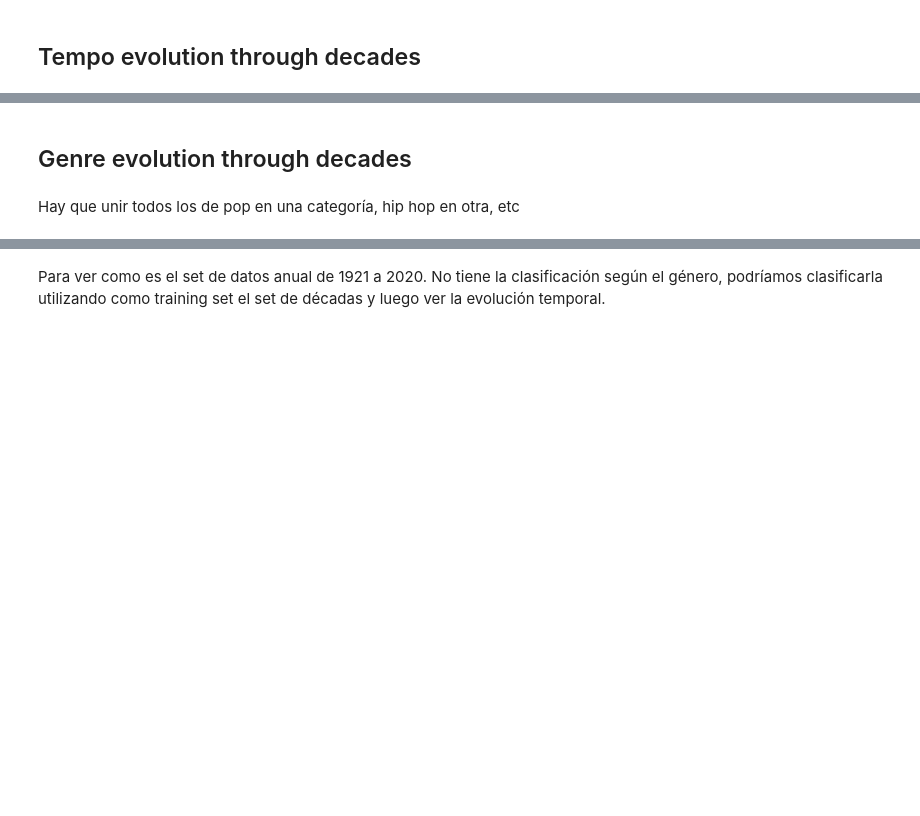
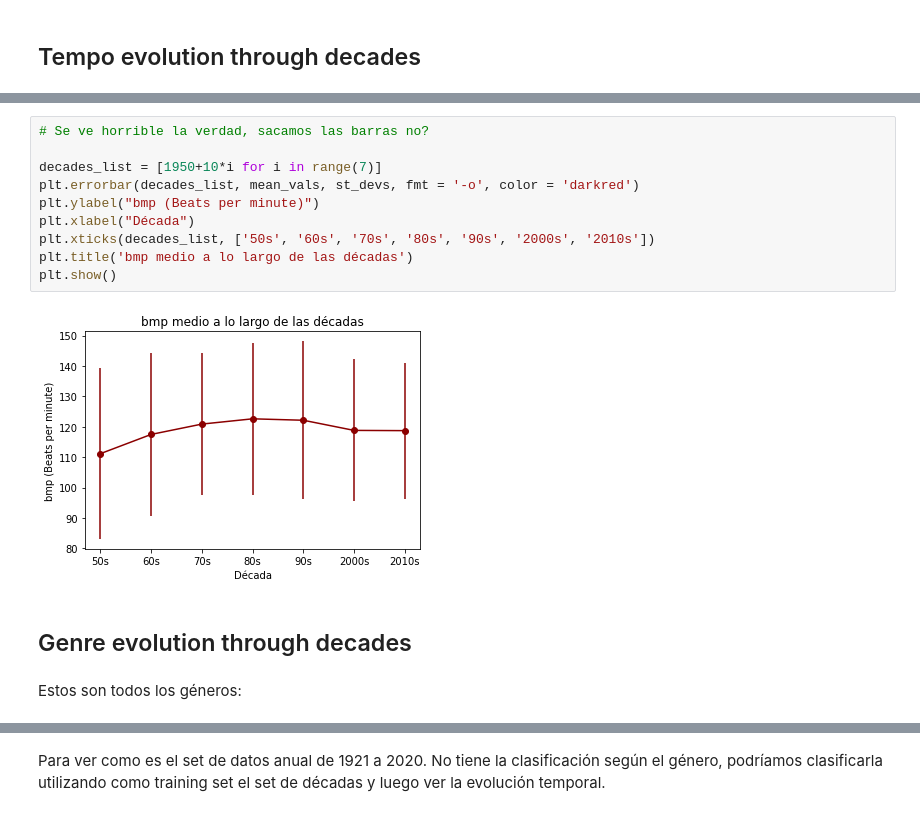
Before and after one commit to danielasenraoka/music_evolution, a Jupyter notebook: exploratory_anaysis.ipynb, the cells around one changed output, grey strips where cells are left out. Cells and saved outputs as stored; diff of their text form; blank space fills up the shorter version.

```diff
--- a/exploratory_anaysis.ipynb
+++ b/exploratory_anaysis.ipynb
@@ -92,7 +77,19 @@ for decade in decades:
+# %%
+# Se ve horrible la verdad, sacamos las barras no?
+
+decades_list = [1950+10*i for i in range(7)]
+plt.errorbar(decades_list, mean_vals, st_devs, fmt = '-o', color = 'darkred')
+plt.ylabel("bmp (Beats per minute)")
+plt.xlabel("Década")
+plt.xticks(decades_list, ['50s', '60s', '70s', '80s', '90s', '2000s', '2010s'])
+plt.title('bmp medio a lo largo de las décadas')
+plt.show()
+# %% [output]
+[figure, added]
 # %% [markdown]
 ## Genre evolution through decades
-# %% [markdown]
-Hay que unir todos los de pop en una categoría, hip hop en otra, etc
+# %% [markdown]
+Estos son todos los géneros:
 # %%
 for decade in decades:
   eval("df"+decade)['top genre'].value_counts().plot(kind='bar')
```
Also changed, not shown: parts of 26 cells of this notebook.
